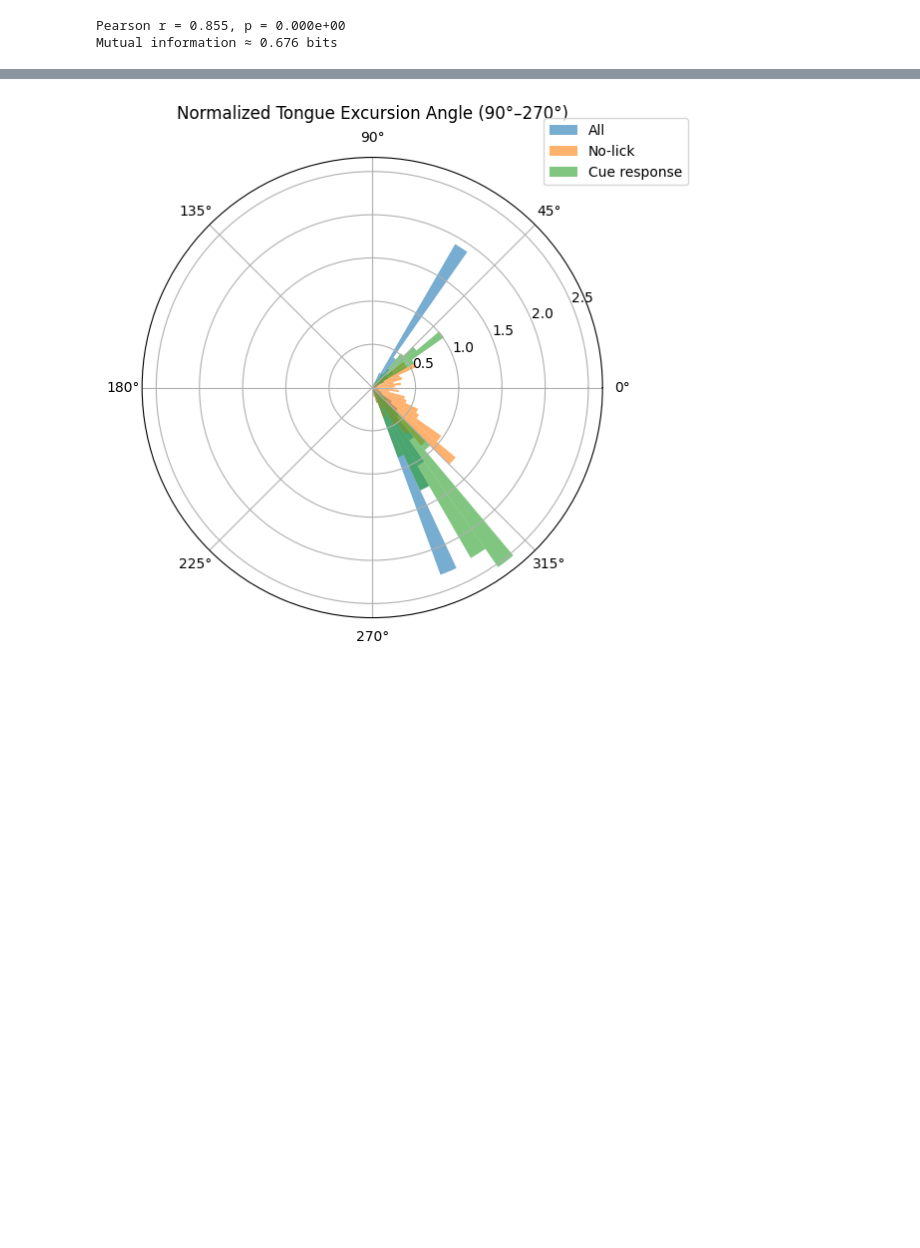
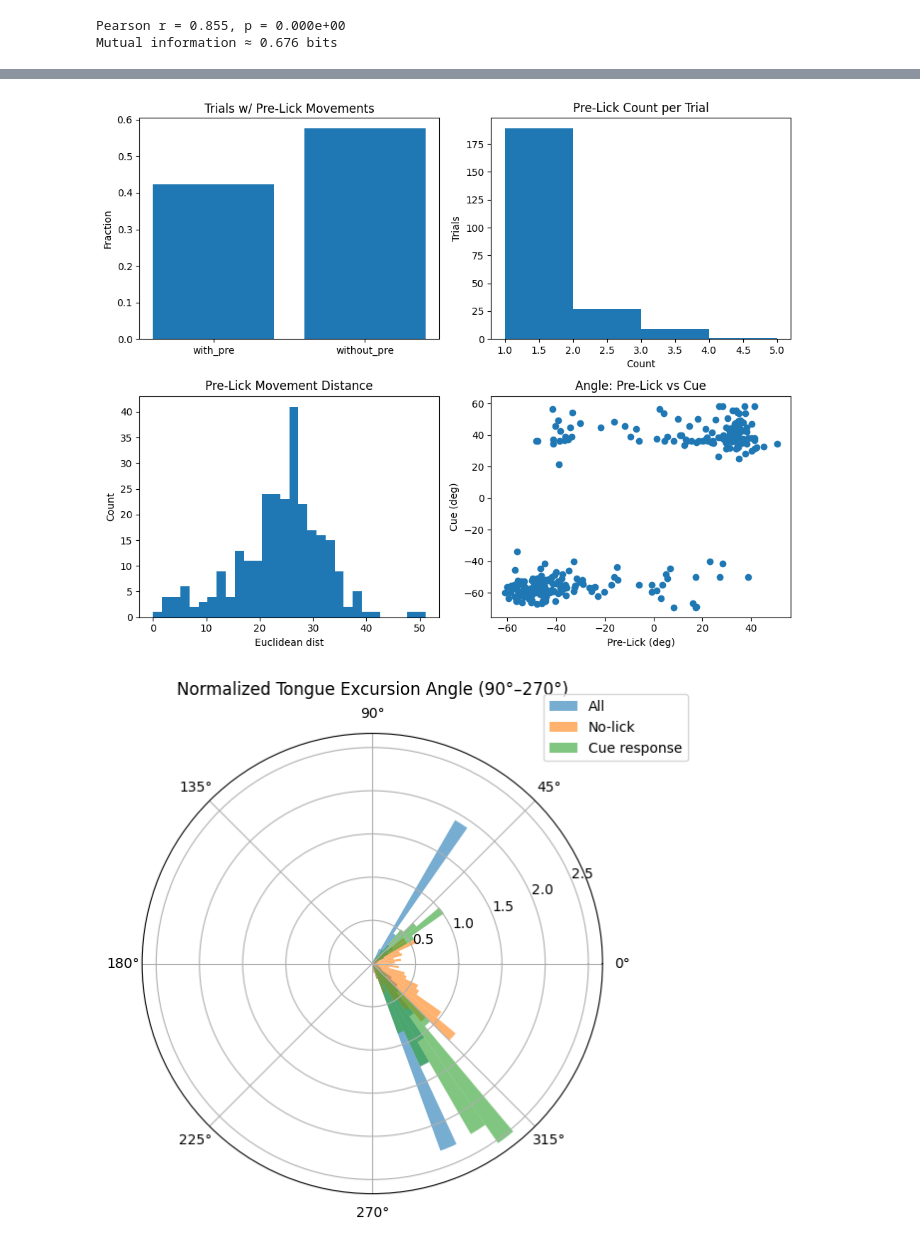
Before and after one commit to 1mattbecker/kinematics_analysis, a Jupyter notebook: code/tongue_kinematics_cueresponse.ipynb, the cells around one changed output, grey strips where cells are left out. Saved outputs shown, nothing was run; the diff lists cells and outputs as text; code cells hidden in the pictures; blank space fills up the shorter version.

```diff
--- a/code/tongue_kinematics_cueresponse.ipynb
+++ b/code/tongue_kinematics_cueresponse.ipynb
@@ -1217,3 +1565,8 @@ tongue_movements[tongue_movements['trial']==495]
+# %%
+fig = plot_pre_lick_stats(tongue_movements)
+fig.show()
+# %% [output]
+[figure, added]
 # %%
 import numpy as np
 import matplotlib.pyplot as plt
```
Also changed, not shown: parts of 16 cells of this notebook.
